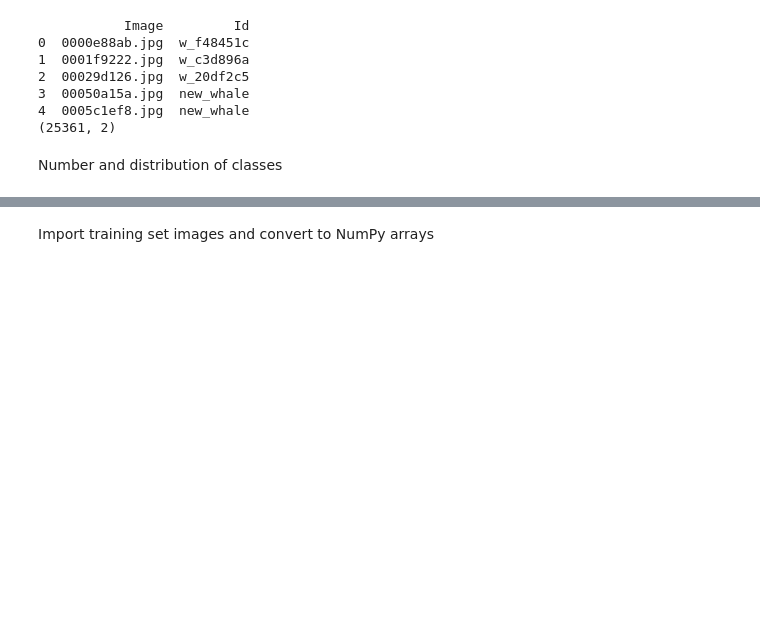
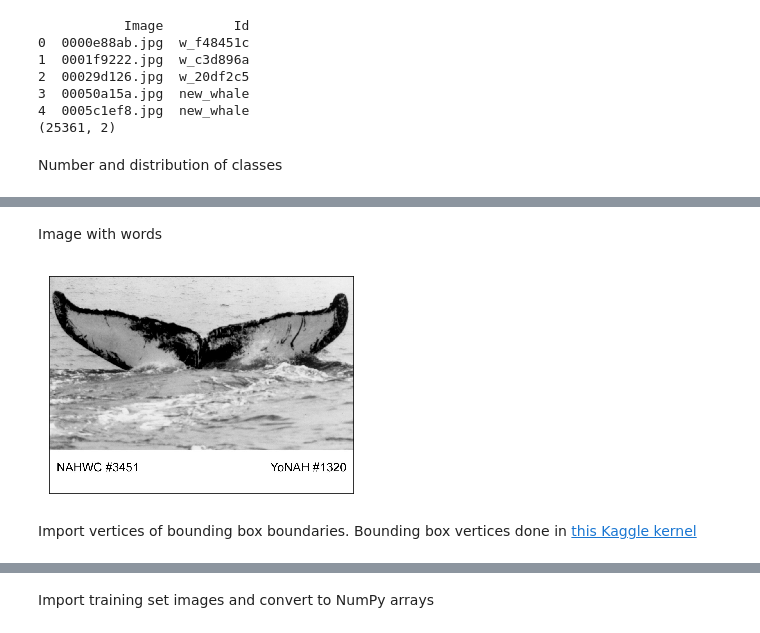
Before and after one commit to yxlee245/kaggle-whale-2018, a Jupyter notebook: Data_Preprocessing_v2.ipynb, the cells around one changed output, grey strips where cells are left out. Saved outputs shown, nothing was run; the diff lists cells and outputs as text; code cells hidden in the pictures; blank space fills up the shorter version.

```diff
--- a/Data_Preprocessing_v2.ipynb
+++ b/Data_Preprocessing_v2.ipynb
@@ -43,0 +62,13 @@ No of classes: 5005
+# %% [markdown]
+Image with words
+# %%
+image = skimage.io.imread('data/raw/train/2b96cac5a.jpg')
+# Convert image from grayscale to RGB
+image = skimage.color.gray2rgb(image)
+plt.imshow(image)
+plt.tick_params(axis='both', bottom=False, left=False, labelbottom=False, labelleft=False)
+plt.savefig('image_words.png')
+# %% [output]
+[figure, added]
+# %% [markdown]
+Import vertices of bounding box boundaries. Bounding box vertices done in [this Kaggle kernel](https://www.kaggle.com/suicaokhoailang/generating-whale-bounding-boxes)
```
Also changed, not shown: parts of 29 cells of this notebook, 31 other files.
